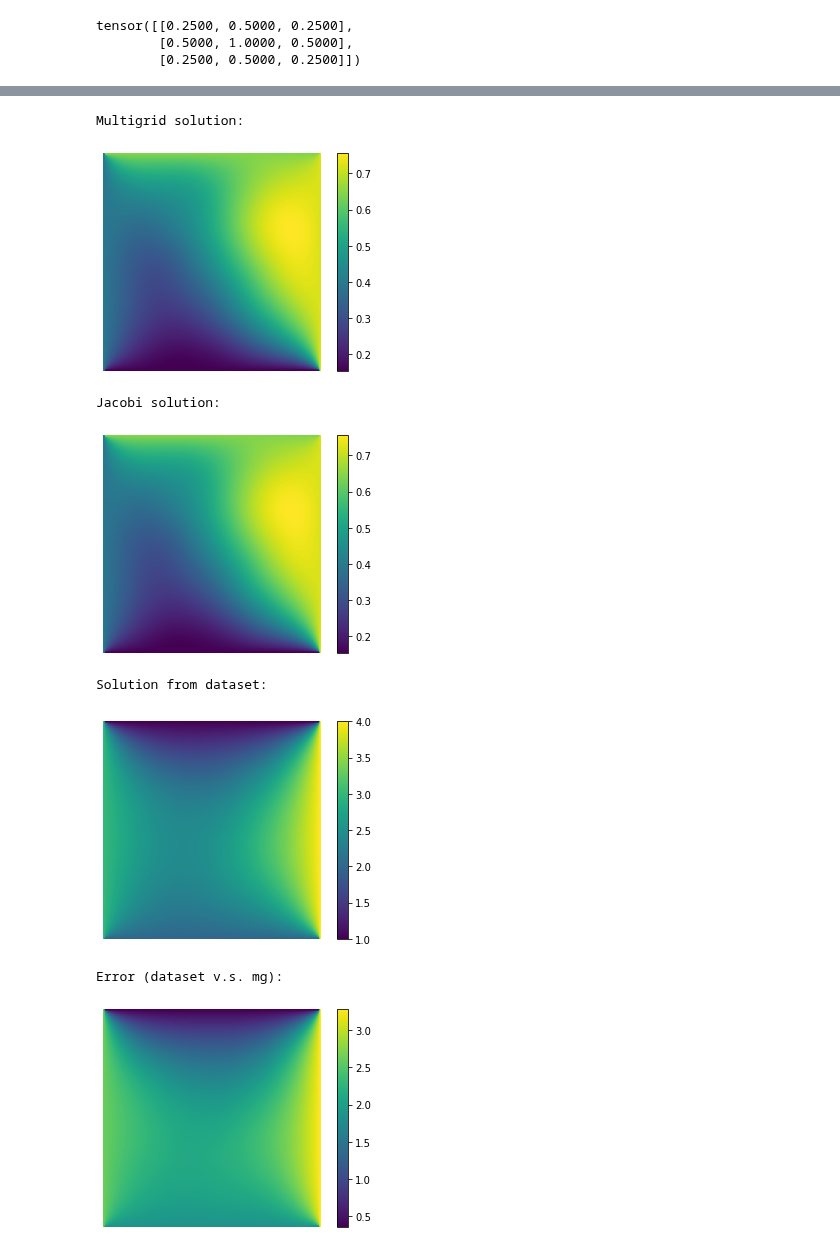
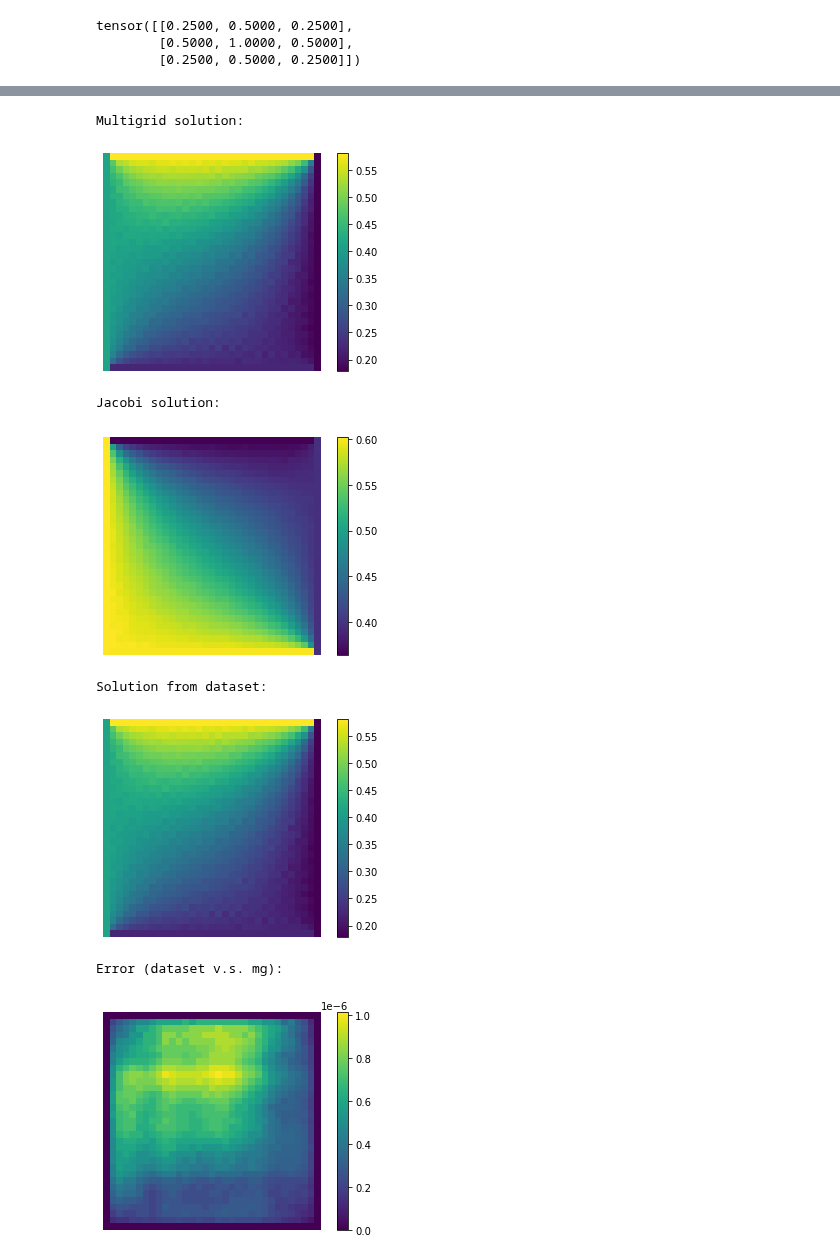
Before and after one commit to longfish/Multigrid-FEANet, a Jupyter notebook: MM-FEANet-learnP.ipynb, the cells around one changed output, grey strips where cells are left out. Cells and saved outputs as stored; diff of their text form; code cells hidden in the pictures.

```diff
--- a/MM-FEANet-learnP.ipynb
+++ b/MM-FEANet-learnP.ipynb
@@ -66,12 +66,12 @@ class SingleGrid():
         v = self.jac.jacobi_convolution(v, f, n_iter=num_sweeps_down)
         return v
 # %%
-n = 2**7
+n = 2**5
 grid = SingleGrid(size=2,n=n)
 # %%
-model_name = 'poisson_mg_kernel_129x129'
+model_name = 'poisson_mg_kernel_33x33_fix10'
 
-training_set = IsoPoissonDataSet('Data/IsoPoisson/poisson2d_129x129_nosol.h5')
+training_set = IsoPoissonDataSet('Data/IsoPoisson/poisson2d_33x33.h5')
 train_dataloader = DataLoader(training_set, batch_size=64, shuffle=True)
 u_train, f_train, bc_value_train, bc_index_train = next(iter(train_dataloader))
 
@@ -187,14 +187,14 @@ class MultiGrid(nn.Module):
         self.n_arr = self.SizeArray() # array to store grid size for each level
         self.grids = self.GridDict() # dictionary of structure grids
 
-        self.mse_loss = nn.MSELoss()
-
         # Inter-grid communication network models
         self.conv = RestrictionNet(linear_tensor_P)
         self.deconv = ProlongationNet(linear_tensor_P)
 
         self.conv.requires_grad_(True)
         self.deconv.requires_grad_(False)
+
+        self.mse_loss = nn.MSELoss()
 
     def GridDict(self):
         grids = {}
@@ -231,9 +231,17 @@ class MultiGrid(nn.Module):
         #err = u.clone() - u_star
         #return torch.mean(torch.norm(err, dim=(2,3)))
         #return self.mse_loss(u, u_star)
-        resk = self.f - self.grids[0].Knet(uk)
-        res0 = self.f - self.grids[0].Knet(self.u0)
-        return torch.mean(torch.pow(torch.norm(resk[:, :, 1:-1, 1:-1].clone(), dim=(2,3))/torch.norm(res0[:, :, 1:-1, 1:-1].clone(), dim=(2,3)).detach(), 1.0/k))
+        res_k = self.f - self.grids[0].Knet(uk)
+        res_last = self.f - self.grids[0].Knet(self.last_v)
+        return torch.mean(torch.norm(res_k[:, :, 1:-1, 1:-1].clone(), dim=(2,3))/torch.norm(res_last[:, :, 1:-1, 1:-1].clone(), dim=(2,3)).detach())
+
+    '''
+    def loss(self, uk, u_star):
+        "Compute the loss"
+        #err = u.clone() - u_star
+        #return torch.mean(torch.norm(err, dim=(2,3)))
+        return self.mse_loss(uk, u_star)
+    '''
 
     def forward(self, u0, F, bc_idx, bc_value, k):
         '''Input is initial solution u0, RHS field F, boundary value B, iteration number k'''
@@ -244,6 +252,7 @@ class MultiGrid(nn.Module):
 
         for i in range(k-1):
             U = self.iterate(U, self.f).detach()
+        self.last_v = U.clone()
         return self.iterate(U, self.f)
 
     def iterate(self, x, f):
@@ -283,6 +294,7 @@ model_linear = MultiGrid(n, linear_tensor_P)
 # %%
 n_multigrid = 0
 EPS = 1e-5
+n = 2**5
 u_mg = torch.zeros((1, 1, n+1, n+1), requires_grad=False, dtype=torch.float32)
 f_mg = f_train[k,0].reshape((1,1,n+1,n+1))
 bc_idx_mg = bc_index_train[k,0].reshape((1,1,n+1,n+1))
@@ -290,14 +302,14 @@ bc_value_mg = bc_value_train[k,0].reshape((1,1,n+1,n+1))
 model_linear(u_mg, f_mg, bc_idx_mg, bc_value_mg, 1)
 err_occured = False
 residual = model_linear.f-model_linear.grids[0].Knet(model_linear.u0)
-res = torch.linalg.matrix_norm(residual[:, :, 1:-1, 1:-1].clone()).item()
-res_arr = [res]
+res = torch.norm(residual[:, :, 1:-1, 1:-1].clone(), dim=(2,3)).item()
+res_arr_linear = [res]
 print(n_multigrid, res)
 while (abs(res) > EPS):
     u_mg = model_linear.iterate(u_mg, model_linear.f)
     residual = model_linear.f-model_linear.grids[0].Knet(u_mg)
-    res = torch.linalg.matrix_norm(residual[:, :, 1:-1, 1:-1].clone()).item()
-    res_arr.append(res)
+    res = torch.norm(residual[:, :, 1:-1, 1:-1].clone(), dim=(2,3)).item()
+    res_arr_linear.append(res)
     n_multigrid += 1
     print(n_multigrid, res)
 
@@ -309,7 +321,7 @@ if(err_occured):
     print("The iteration doesn't converge!")
 else:
     print("Solution converges after", n_multigrid, "multi-grid iterations ")
-plt.plot(res_arr)
+plt.plot(res_arr_linear)
 plt.yscale('log')
 plt.show()
 
@@ -342,8 +353,8 @@ Solution converges after 11 multi-grid iterations
 Multigrid solution:
-[figure, old version]
+[figure, new version]
 Jacobi solution:
-[figure, old version]
+[figure, new version]
 Solution from dataset:
-[figure, old version]
+[figure, new version]
 Error (dataset v.s. mg):
-[figure, old version]
+[figure, new version]
```
Also changed, not shown: parts of 19 cells of this notebook.
